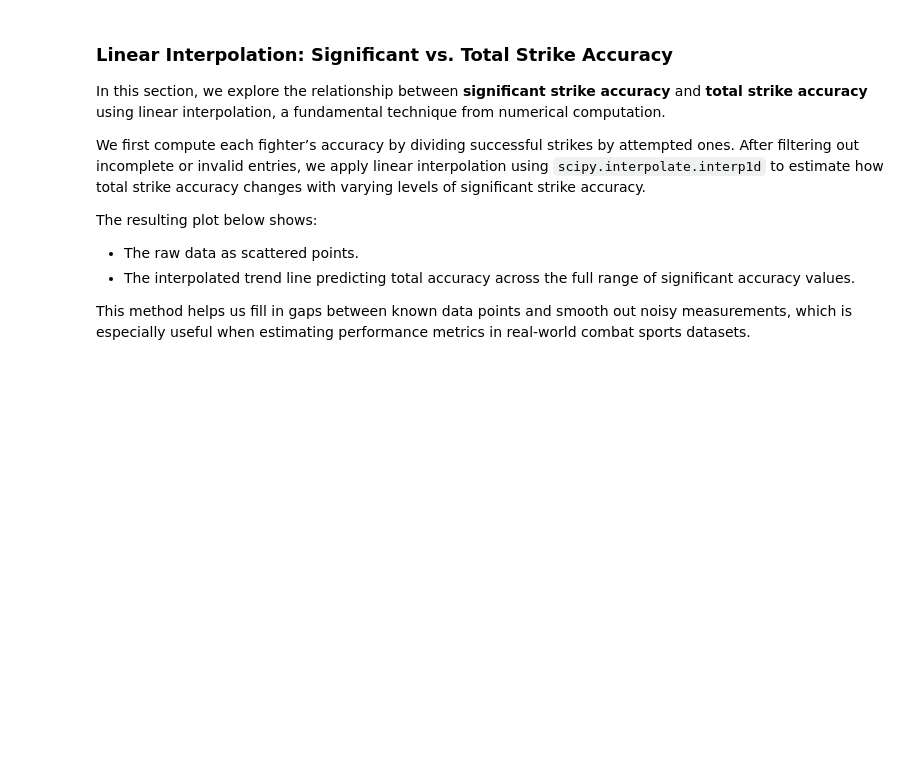
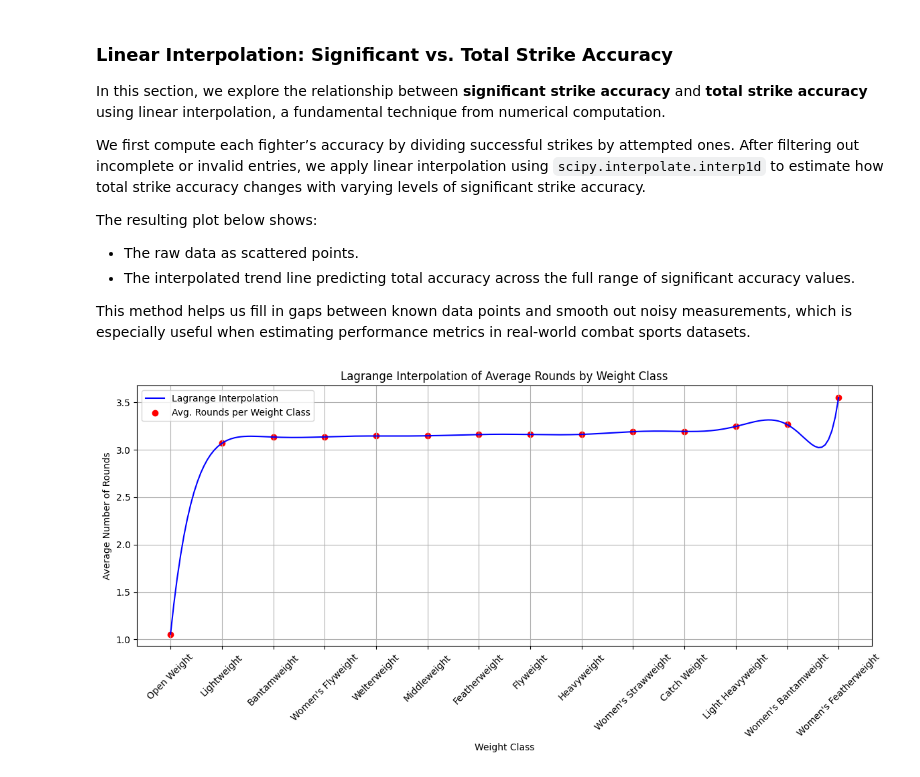
Before and after one commit to spo078/csci3656_final, a Jupyter notebook: Analysis/analysis.ipynb, the cells around one changed output. Cells and saved outputs as stored; diff of their text form; code cells hidden in the pictures; blank space fills up the shorter version.

```diff
--- a/Analysis/analysis.ipynb
+++ b/Analysis/analysis.ipynb
@@ -238,3 +219,45 @@ The resulting plot below shows:
 - The interpolated trend line predicting total accuracy across the full range of significant accuracy values.
 
 This method helps us fill in gaps between known data points and smooth out noisy measurements, which is especially useful when estimating performance metrics in real-world combat sports datasets.
+# %%
+import pandas as pd
+import numpy as np
+import matplotlib.pyplot as plt
+from scipy.interpolate import lagrange
+
+# Load dataset
+df = pd.read_csv("../Data Cleaning/cleaned data/cleaned_ufc_fight_data.csv")
+
+# Drop rows with missing values in relevant columns
+df = df.dropna(subset=["weight_class", "num_rounds"])
+
+# Group by weight class and calculate average number of rounds
+avg_rounds = df.groupby("weight_class")["num_rounds"].mean().reset_index()
+
+# Sort by average rounds to maintain order for interpolation
+avg_rounds = avg_rounds.sort_values(by="num_rounds", ascending=True).reset_index(drop=True)
+
+# Create numeric x values for weight classes
+x = np.arange(len(avg_rounds))
+y = avg_rounds["num_rounds"].values
+labels = avg_rounds["weight_class"].values
+
+# Lagrange interpolation
+poly = lagrange(x, y)
+x_interp = np.linspace(0, len(x) - 1, 200)
+y_interp = poly(x_interp)
+
+# Plotting
+plt.figure(figsize=(12, 6))
+plt.plot(x_interp, y_interp, label="Lagrange Interpolation", color="blue")
+plt.scatter(x, y, color="red", label="Avg. Rounds per Weight Class")
+plt.xticks(x, labels, rotation=45)
+plt.xlabel("Weight Class")
+plt.ylabel("Average Number of Rounds")
+plt.title("Lagrange Interpolation of Average Rounds by Weight Class")
+plt.legend()
+plt.grid(True)
+plt.tight_layout()
+plt.show()
+# %% [output]
+[figure, added]
```
Also changed, not shown: parts of 10 cells of this notebook, 6 other files.
